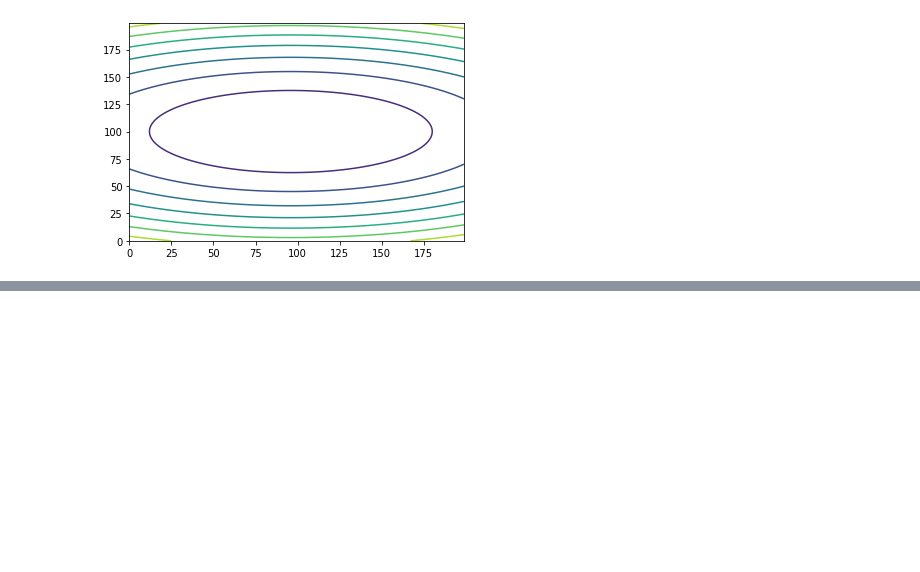
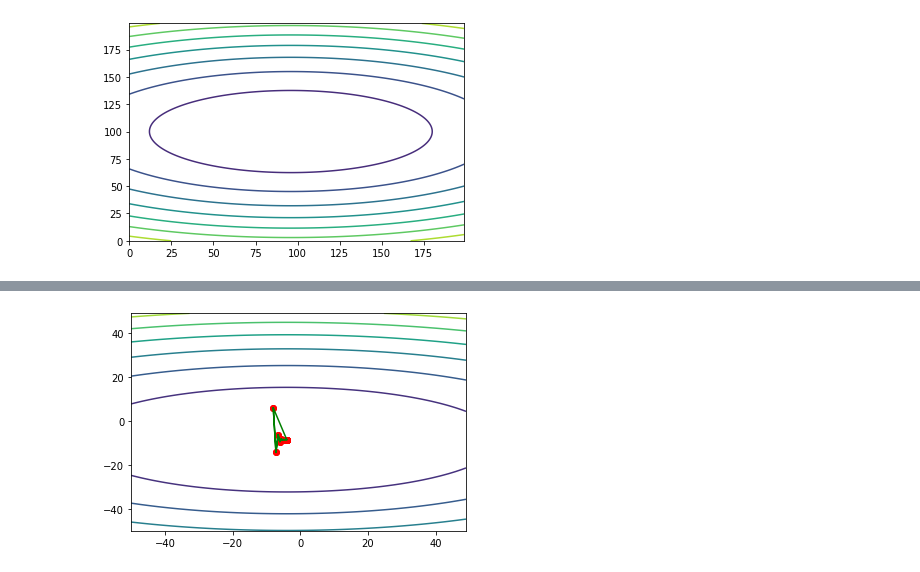
Before and after one commit to vladislav841/lab6, a Jupyter notebook: KyznetcovOptimization.ipynb, the cells around one changed output, grey strips where cells are left out. Saved outputs shown, nothing was run; the diff lists cells and outputs as text; code cells hidden in the pictures; blank space fills up the shorter version.

```diff
--- a/KyznetcovOptimization.ipynb
+++ b/KyznetcovOptimization.ipynb
@@ -209,0 +215,9 @@ plt.show()
+# %%
+X,Y = np.meshgrid(np.arange(-50,50,1) , np.arange(-50,50,1))
+Z = function([X,2,Y])
+pylab.contour(X,Y,Z)
+pylab.plot(x_1, x_3,'ro')
+pylab.plot(x_1,x_3,'g')
+pylab.show()
+# %% [output]
+[figure, added]
```
Also changed, not shown: parts of 13 cells of this notebook.
